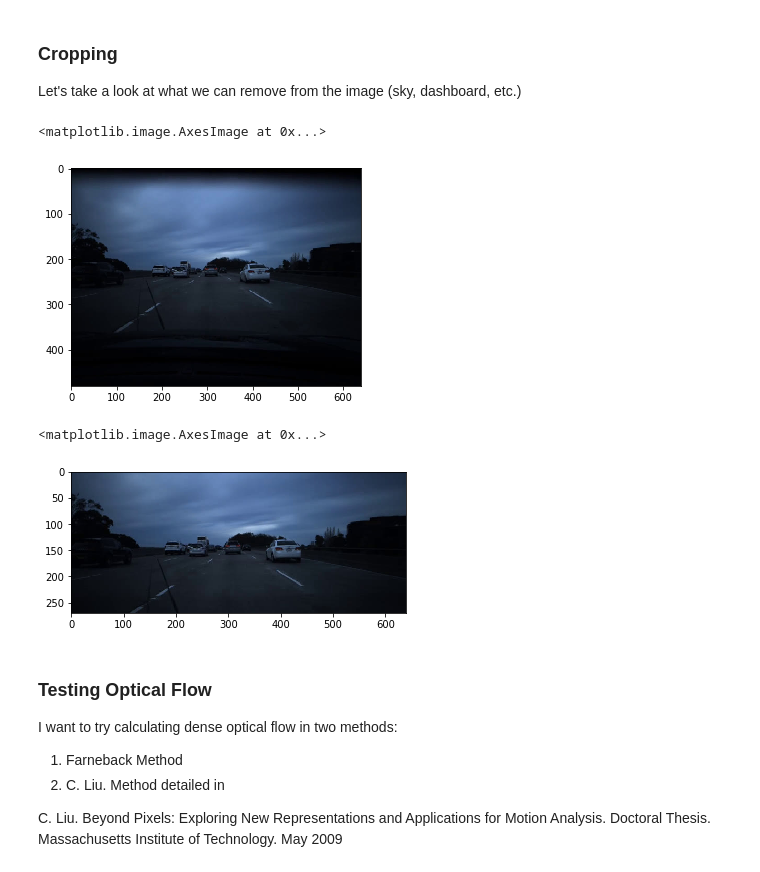
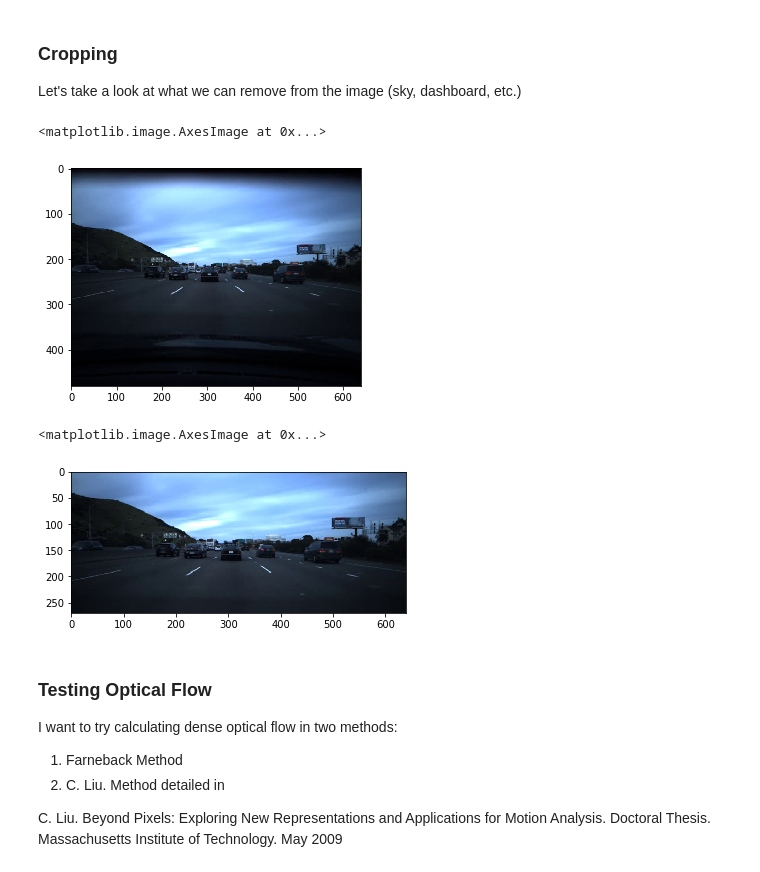
Before and after one commit to sharma0611/carspeednet, a Jupyter notebook: Predicting Car Speed.ipynb, the cells around one changed output. Drawn from its saved outputs; the diff is of its cells as text; code cells hidden in the pictures.

```diff
--- a/Predicting Car Speed.ipynb
+++ b/Predicting Car Speed.ipynb
@@ -117,18 +119,18 @@ Let's take a look at what we can remove from the image (sky, dashboard, etc.)
 # %%
 def custom_crop(image):
     cropped_image = image[80:350, ...]
     return cropped_image
 
-crop_dummy = load_image(get_image_path(MAIN, 1400))
+crop_dummy = load_image(get_image_path(MAIN, 400))
 plt.imshow(crop_dummy)
 # %% [output]
 <matplotlib.image.AxesImage at 0x...>
-[figure, old version]
+[figure, new version]
 # %%
 plt.imshow(custom_crop(crop_dummy))
 # %% [output]
 <matplotlib.image.AxesImage at 0x...>
-[figure, old version]
+[figure, new version]
 # %% [markdown]
 ### Testing Optical Flow
 
```
Also changed, not shown: parts of 23 cells of this notebook.
